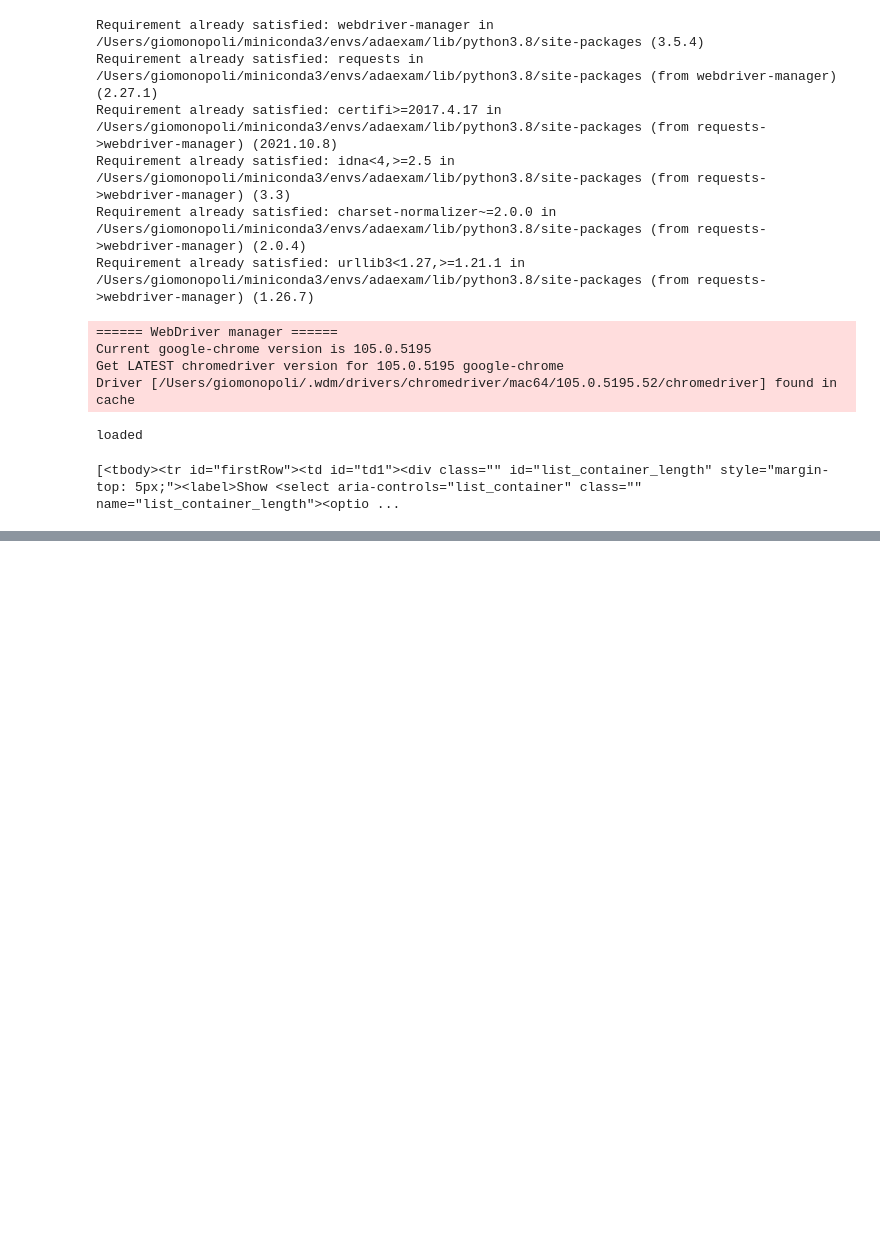
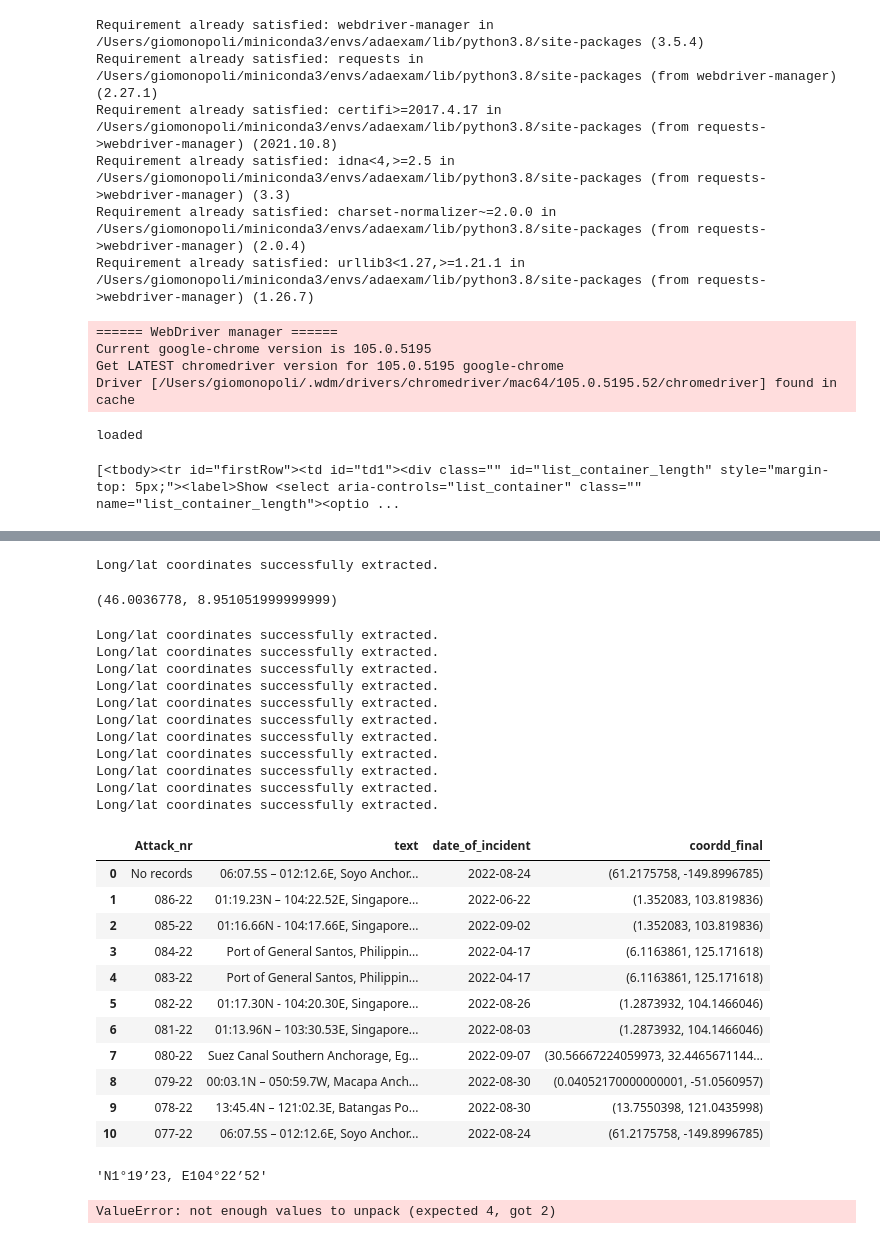
Before and after one commit to HackZurichDreamTeam/migros-analytics, a Jupyter notebook: hackzurich_1_scrap.ipynb, the cells around one changed output, grey strips where cells are left out. Saved outputs shown, nothing was run; the diff lists cells and outputs as text; code cells hidden in the pictures; blank space fills up the shorter version.

```diff
--- a/hackzurich_1_scrap.ipynb
+++ b/hackzurich_1_scrap.ipynb
@@ -93,0 +139,5 @@ df
+# %%
+get_location_coordinates('Lugano')
+# %% [output]
+Long/lat coordinates successfully extracted.
+(46.0036778, 8.951051999999999)
@@ -93,0 +146,29 @@ df
+# %%
+#test with pirates
+df_pirates = pd.read_csv('scraped_pirates.csv')
+df_pirates["coordd_final"] = df_pirates["text"].apply(get_location_coordinates)
+df_pirates
+# %% [output]
+Long/lat coordinates successfully extracted.
+Long/lat coordinates successfully extracted.
+Long/lat coordinates successfully extracted.
+Long/lat coordinates successfully extracted.
+Long/lat coordinates successfully extracted.
+Long/lat coordinates successfully extracted.
+Long/lat coordinates successfully extracted.
+Long/lat coordinates successfully extracted.
+Long/lat coordinates successfully extracted.
+Long/lat coordinates successfully extracted.
+Long/lat coordinates successfully extracted.
+|  | Attack_nr | text | date_of_incident | coordd_final |
+| 0 | No records | 06:07.5S – 012:12.6E, Soyo Anchor... | 2022-08-24 | (61.2175758, -149.8996785) |
+| 1 | 086-22 | 01:19.23N – 104:22.52E, Singapore... | 2022-06-22 | (1.352083, 103.819836) |
+| 2 | 085-22 | 01:16.66N - 104:17.66E, Singapore... | 2022-09-02 | (1.352083, 103.819836) |
+| 3 | 084-22 | Port of General Santos, Philippin... | 2022-04-17 | (6.1163861, 125.171618) |
+| 4 | 083-22 | Port of General Santos, Philippin... | 2022-04-17 | (6.1163861, 125.171618) |
+| 5 | 082-22 | 01:17.30N - 104:20.30E, Singapore... | 2022-08-26 | (1.2873932, 104.1466046) |
+| 6 | 081-22 | 01:13.96N – 103:30.53E, Singapore... | 2022-08-03 | (1.2873932, 104.1466046) |
+| 7 | 080-22 | Suez Canal Southern Anchorage, Eg... | 2022-09-07 | (30.56667224059973, 32.4465671144... |
+| 8 | 079-22 | 00:03.1N – 050:59.7W, Macapa Anch... | 2022-08-30 | (0.04052170000000001, -51.0560957) |
+| 9 | 078-22 | 13:45.4N – 121:02.3E, Batangas Po... | 2022-08-30 | (13.7550398, 121.0435998) |
+| 10 | 077-22 | 06:07.5S – 012:12.6E, Soyo Anchor... | 2022-08-24 | (61.2175758, -149.8996785) |
@@ -93,0 +195,12 @@ df
+# %%
+result = transform_together_coordinates('01:19.23N','104:22.52E')
+get_location_coordinates(result)
+# %% [output]
+'N1°19’23, E104°22’52'
+# %%
+import re
+lat = '''51°36'9.18"N'''
+deg, minutes, seconds, direction =  re.split('[°\'"]', lat)
+(float(deg) + float(minutes)/60 + float(seconds)/(60*60)) * (-1 if direction in ['W', 'S'] else 1)
+# %% [output]
+ValueError: not enough values to unpack (expected 4, got 2)
```
Also changed, not shown: parts of 9 cells of this notebook, 3 other files.
